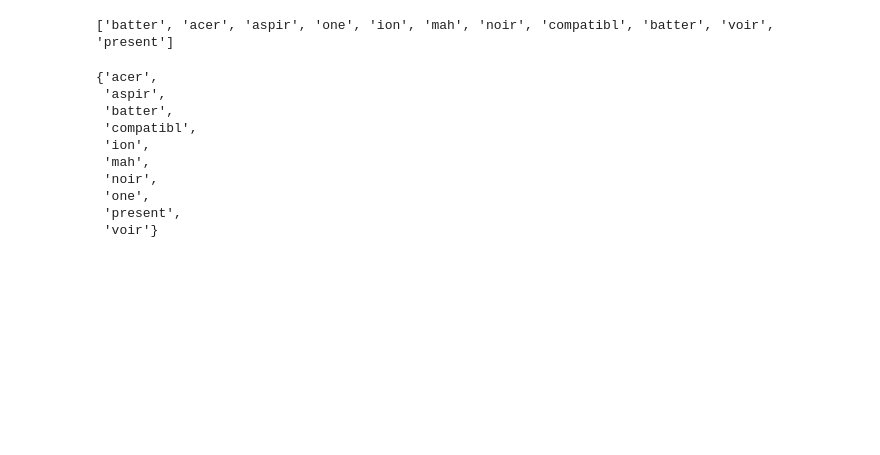
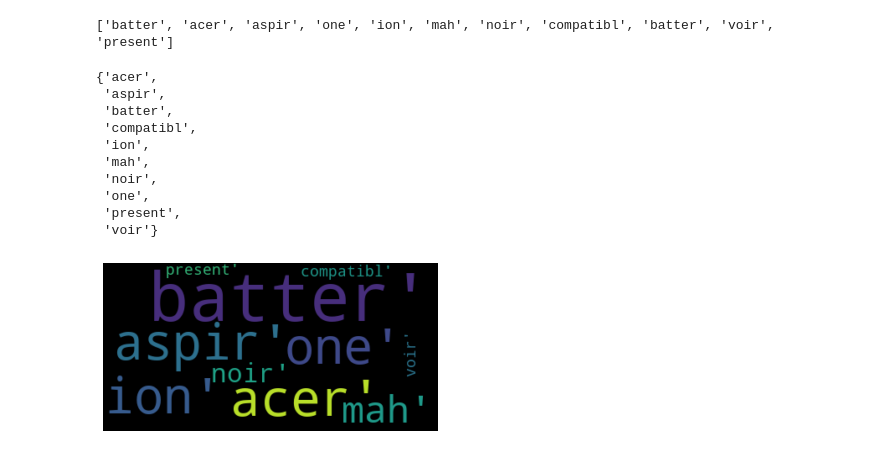
Before and after one commit to bguillouet/2020_4A_TEXTE, a Jupyter notebook: DataPreprocess.ipynb, the cells around one changed output. Cells and saved outputs as stored; diff of their text form; code cells hidden in the pictures; blank space fills up the shorter version.

```diff
--- a/DataPreprocess.ipynb
+++ b/DataPreprocess.ipynb
@@ -353,3 +370,11 @@ set(tokens_stem)
  'one',
  'present',
  'voir'}
+# %%
+wordcloud_init = wc.WordCloud().generate(str(tokens_stem))
+# %%
+plt.imshow(wordcloud_init, interpolation='bilinear')
+plt.axis("off")
+plt.show()
+# %% [output]
+[figure, added]
```
Also changed, not shown: parts of 18 cells of this notebook.
